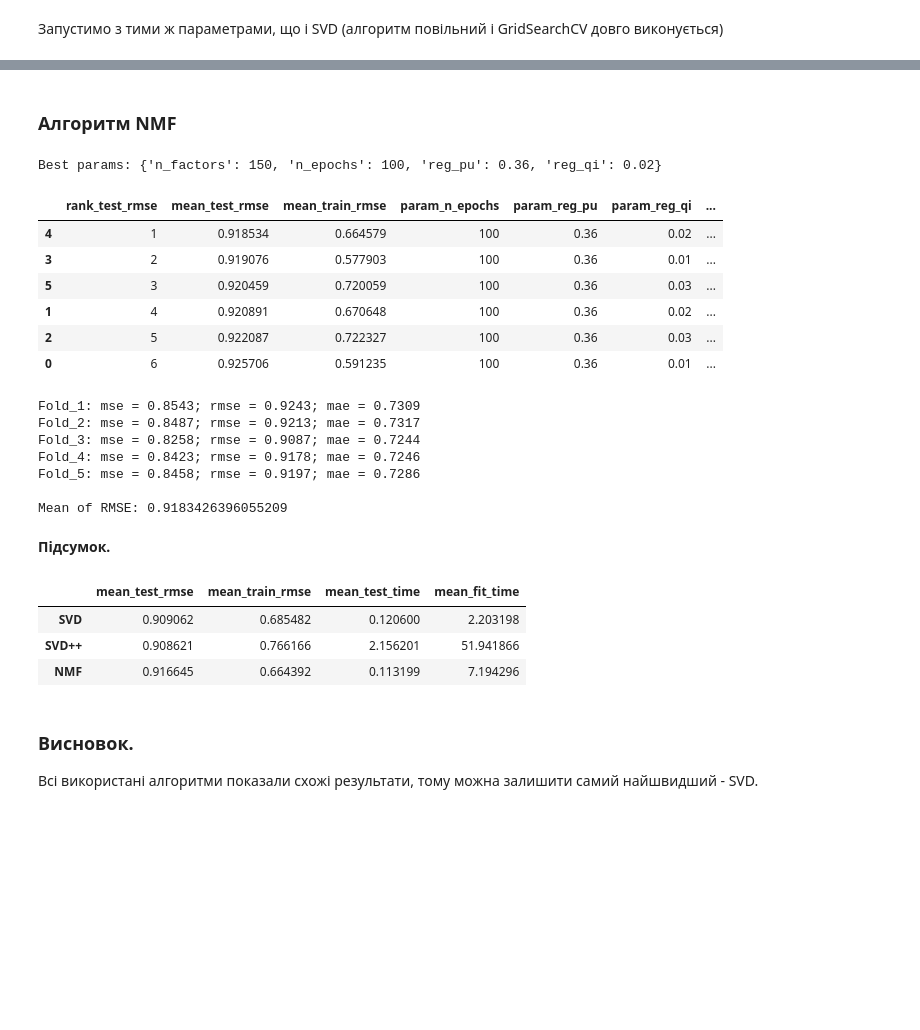
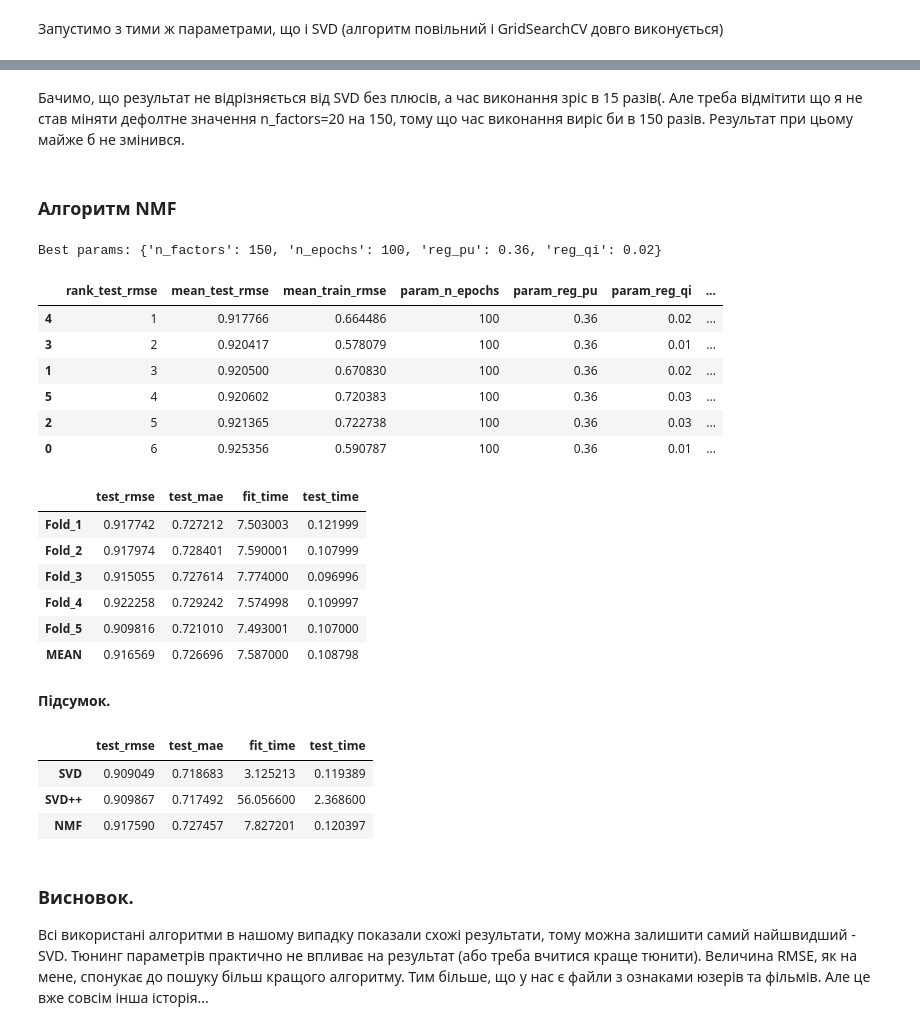
Before and after one commit to YpL68/DataScience9, a Jupyter notebook: HW7_part1.ipynb, the cells around one changed output, grey strips where cells are left out. Saved outputs shown, nothing was run; the diff lists cells and outputs as text; code cells hidden in the pictures; blank space fills up the shorter version.

```diff
--- a/HW7_part1.ipynb
+++ b/HW7_part1.ipynb
@@ -25,6 +21,7 @@ __Познайомимся з нашими вихідними данними__
 Всі дані були попередньо розпаковані в папку data
 # %%
 BASE_FOLDER = Path(Path.cwd(), "data")
+N_SPLITS = 5
 # %%
 user_df = pd.read_csv(Path(BASE_FOLDER, "u.user"), sep="|", header=None)
 user_df.columns = ["user_id", "age", "gender", "occupation", "zip_code"]
@@ -111,10 +89,10 @@ __Знайдемо оптимальні параметри за допомого
 # %%
 res_columns = ["rank_test_rmse", "mean_test_rmse", "mean_train_rmse",
                "param_n_epochs", "param_lr_all", "param_reg_all", "mean_test_time", "mean_fit_time"]
-param_grid = {"n_epochs": [60, 80, 100], "lr_all": [0.002, 0.005, 0.007], "reg_all": [0.08, 0.1, 0.12]}
+param_grid = {"n_factors": [100, 150], "n_epochs": [80, 100], "lr_all": [0.005, 0.007], "reg_all": [0.8, 0.1]}
 gs = GridSearchCV(SVD, param_grid, measures=["rmse", "mae"], cv=5, n_jobs=-1, return_train_measures=True)
 gs.fit(data)
 res_linear = pd.DataFrame(gs.cv_results)
 print(f"Best params: {gs.best_params['rmse']}")
-display(res_linear[res_columns].sort_values("rank_test_rmse").head(10))
+display(res_linear[res_columns].sort_values("rank_test_rmse").head())
 # %% [output]
@@ -186,3 +139,5 @@ Mean of RMSE: 0.9086237100692287
+# %% [markdown]
+Бачимо, що результат не відрізняється від SVD без плюсів, а час виконання зріс в 15 разів(. Але треба відмітити що я не став міняти дефолтне значення n_factors=20 на 150, тому що час виконання виріс би в 150 разів. Результат при цьому майже б не змінився.
 # %% [markdown]
 ### Алгоритм NMF
 # %%
@@ -200,59 +155,47 @@ display(res_linear[res_columns].sort_values("rank_test_rmse").head(10))
 # %% [output]
 Best params: {'n_factors': 150, 'n_epochs': 100, 'reg_pu': 0.36, 'reg_qi': 0.02}
 |  | rank_test_rmse | mean_test_rmse | mean_train_rmse | param_n_epochs | param_reg_pu | param_reg_qi | ... |
-| 4 | 1 | 0.918534 | 0.664579 | 100 | 0.36 | 0.02 | ... |
-| 3 | 2 | 0.919076 | 0.577903 | 100 | 0.36 | 0.01 | ... |
-| 5 | 3 | 0.920459 | 0.720059 | 100 | 0.36 | 0.03 | ... |
-| 1 | 4 | 0.920891 | 0.670648 | 100 | 0.36 | 0.02 | ... |
-| 2 | 5 | 0.922087 | 0.722327 | 100 | 0.36 | 0.03 | ... |
-| 0 | 6 | 0.925706 | 0.591235 | 100 | 0.36 | 0.01 | ... |
+| 4 | 1 | 0.917766 | 0.664486 | 100 | 0.36 | 0.02 | ... |
+| 3 | 2 | 0.920417 | 0.578079 | 100 | 0.36 | 0.01 | ... |
+| 1 | 3 | 0.920500 | 0.670830 | 100 | 0.36 | 0.02 | ... |
+| 5 | 4 | 0.920602 | 0.720383 | 100 | 0.36 | 0.03 | ... |
+| 2 | 5 | 0.921365 | 0.722738 | 100 | 0.36 | 0.03 | ... |
+| 0 | 6 | 0.925356 | 0.590787 | 100 | 0.36 | 0.01 | ... |
 # %%
-kf = KFold(n_splits=5)
 algo = NMF(n_factors=150, n_epochs=100, reg_pu=0.36, reg_qi=0.02)
-
-count = 0
-rmse_sum = 0
-for trainset, testset in kf.split(data):
-    count += 1
-    predictions = algo.fit(trainset).test(testset)
-    rmse_sum += accuracy.rmse(predictions, verbose=False)
-    print(f"Fold_{count}: {predict_metrics(predictions)}")
-
-print(f"\nMean of RMSE: {rmse_sum/5}")
+result = cross_validate(algo, data, measures=["RMSE", "MAE"], cv=N_SPLITS, n_jobs=-1, verbose=False)
+print_cv_metrics(result)
 # %% [output]
-Fold_1: mse = 0.8543; rmse = 0.9243; mae = 0.7309
-Fold_2: mse = 0.8487; rmse = 0.9213; mae = 0.7317
-Fold_3: mse = 0.8258; rmse = 0.9087; mae = 0.7244
-Fold_4: mse = 0.8423; rmse = 0.9178; mae = 0.7246
-Fold_5: mse = 0.8458; rmse = 0.9197; mae = 0.7286
-
-Mean of RMSE: 0.9183426396055209
+|  | test_rmse | test_mae | fit_time | test_time |
+| Fold_1 | 0.917742 | 0.727212 | 7.503003 | 0.121999 |
+| Fold_2 | 0.917974 | 0.728401 | 7.590001 | 0.107999 |
+| Fold_3 | 0.915055 | 0.727614 | 7.774000 | 0.096996 |
+| Fold_4 | 0.922258 | 0.729242 | 7.574998 | 0.109997 |
+| Fold_5 | 0.909816 | 0.721010 | 7.493001 | 0.107000 |
+| MEAN | 0.916569 | 0.726696 | 7.587000 | 0.108798 |
 # %% [markdown]
 __Підсумок.__
 # %%
-all_params_grid = [
-    {"n_epochs": [80], "lr_all": [0.005], "reg_all": [0.1]},
-    {"n_epochs": [80], "lr_all": [0.005], "reg_all": [0.1]},
-    {"n_factors": [150], "n_epochs": [100], "reg_pu": [0.36], "reg_qi": [0.02]}]
-algos = [SVD, SVDpp, NMF]
+algos = [SVD(n_factors=150, n_epochs=80, lr_all=0.005, reg_all=0.1),
+         SVDpp(n_epochs=80, lr_all=0.005, reg_all=0.1),
+         NMF(n_factors=150, n_epochs=100, reg_pu=0.36, reg_qi=0.02)]
+
 alg_names = ["SVD", "SVD++", "NMF"]
-res_cols = ["mean_test_rmse", "mean_train_rmse", "mean_test_time", "mean_fit_time"]
 
 result_df = pd.DataFrame()
 
-for i in range(3):
-    gs = GridSearchCV(algos[i], all_params_grid[i], measures=["rmse", "mae"], cv=5, n_jobs=-1, return_train_measures=True)
-    gs.fit(data)
-    res_linear = pd.DataFrame(gs.cv_results)
-    result_df = pd.concat([result_df, res_linear[res_cols]]).reset_index(drop=True)
+for i in range(len(alg_names)):
+    result = cross_validate(algos[i], data, measures=["RMSE", "MAE"], cv=N_SPLITS, n_jobs=-1, verbose=False)
+    df_tmp = pd.DataFrame(pd.DataFrame.from_dict(result).mean()).T
+    result_df = pd.concat([result_df, df_tmp])
 
-result_df.index = alg_names
+result_df.index = [alg_names]
 display(result_df)
 # %% [output]
-|  | mean_test_rmse | mean_train_rmse | mean_test_time | mean_fit_time |
-| SVD | 0.909062 | 0.685482 | 0.120600 | 2.203198 |
-| SVD++ | 0.908621 | 0.766166 | 2.156201 | 51.941866 |
-| NMF | 0.916645 | 0.664392 | 0.113199 | 7.194296 |
+|  | test_rmse | test_mae | fit_time | test_time |
+| SVD | 0.909049 | 0.718683 | 3.125213 | 0.119389 |
+| SVD++ | 0.909867 | 0.717492 | 56.056600 | 2.368600 |
+| NMF | 0.917590 | 0.727457 | 7.827201 | 0.120397 |
 # %% [markdown]
 ### Висновок.
-Всі використані алгоритми показали схожі результати, тому можна залишити самий найшвидший - SVD.
+Всі використані алгоритми в нашому випадку показали схожі результати, тому можна залишити самий найшвидший - SVD. Тюнинг параметрів практично не впливає на результат (або треба вчитися краще тюнити). Величина RMSE, як на мене, спонукає до пошуку більш кращого алгоритму. Тим більше, що у нас є файли з ознаками юзерів та фільмів. Але це вже совсім інша історія...
```
Also changed, not shown: parts of 9 cells of this notebook.
